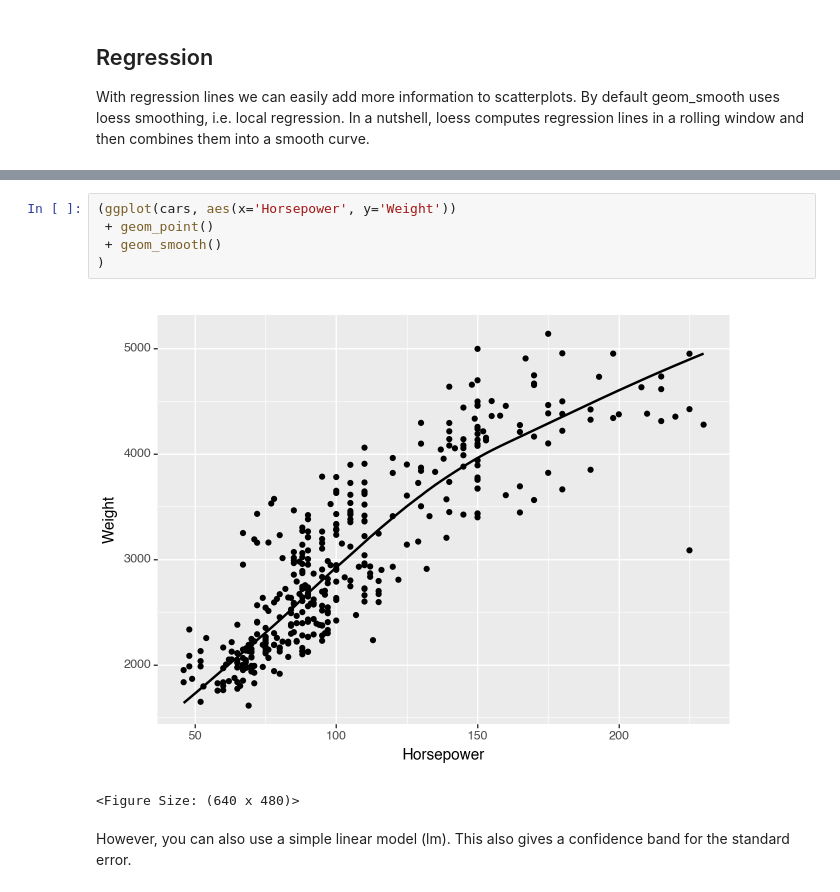
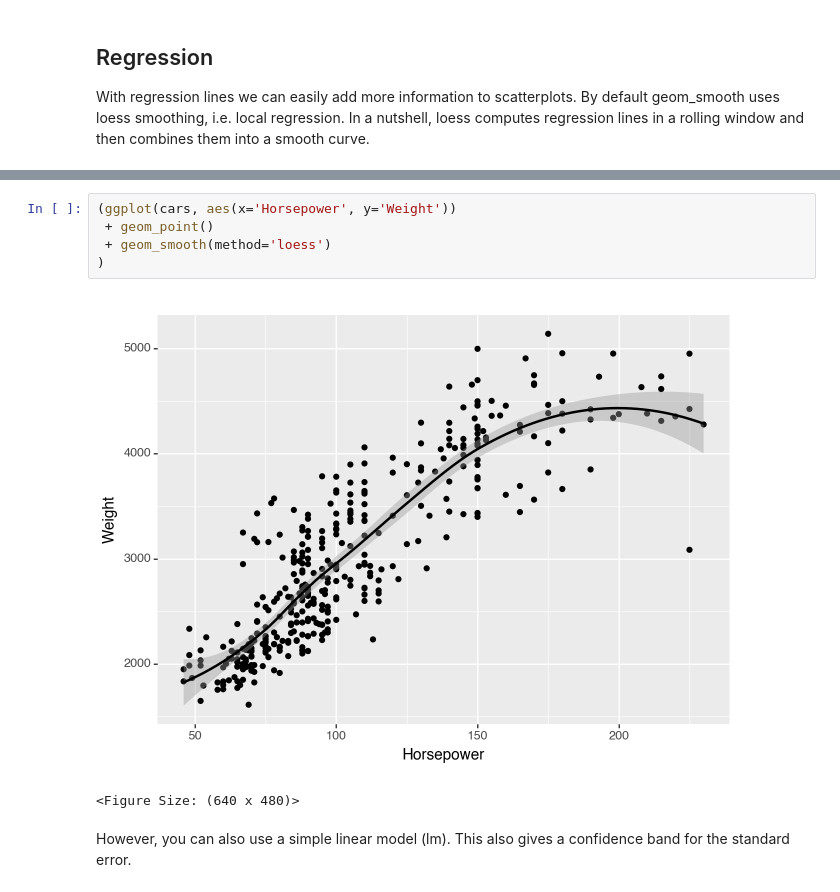
Before and after one commit to scientificprogrammingUOS/lectures_2023, a Jupyter notebook: 8_statistical_modeling/ggplot.ipynb, the cells around one changed output, grey strips where cells are left out. Saved outputs shown, nothing was run; the diff lists cells and outputs as text.

```diff
--- a/8_statistical_modeling/ggplot.ipynb
+++ b/8_statistical_modeling/ggplot.ipynb
@@ -323,10 +331,10 @@ With regression lines we can easily add more information to scatterplots. By def
 # %%
 (ggplot(cars, aes(x='Horsepower', y='Weight'))
  + geom_point()
- + geom_smooth()
+ + geom_smooth(method='loess')
 )
 # %% [output]
-[figure, old version]
+[figure, new version]
 <Figure Size: (640 x 480)>
 # %% [markdown]
 However, you can also use a simple linear model (lm). This also gives a confidence band for the standard error.
```
Also changed, not shown: parts of 6 cells of this notebook.
